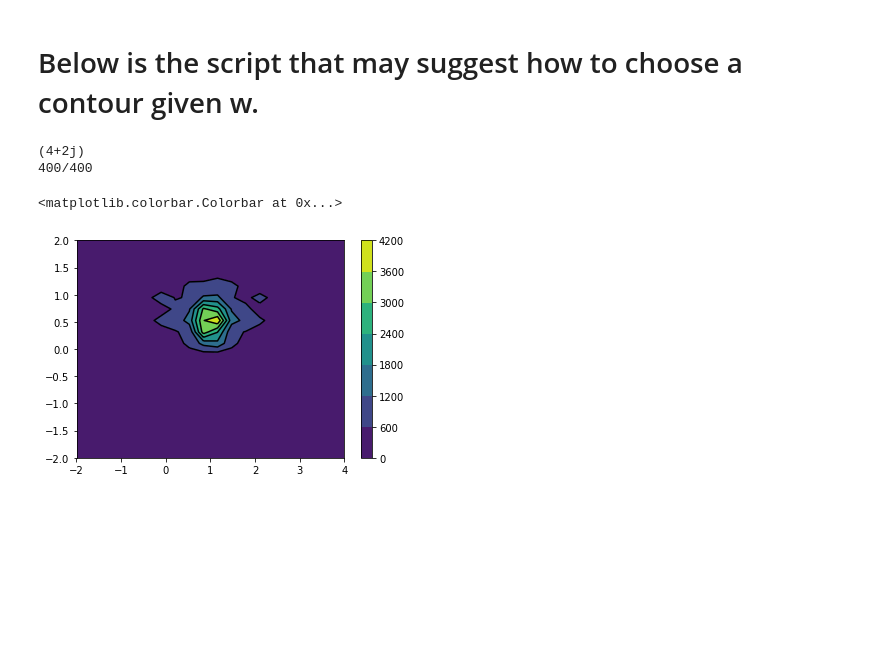
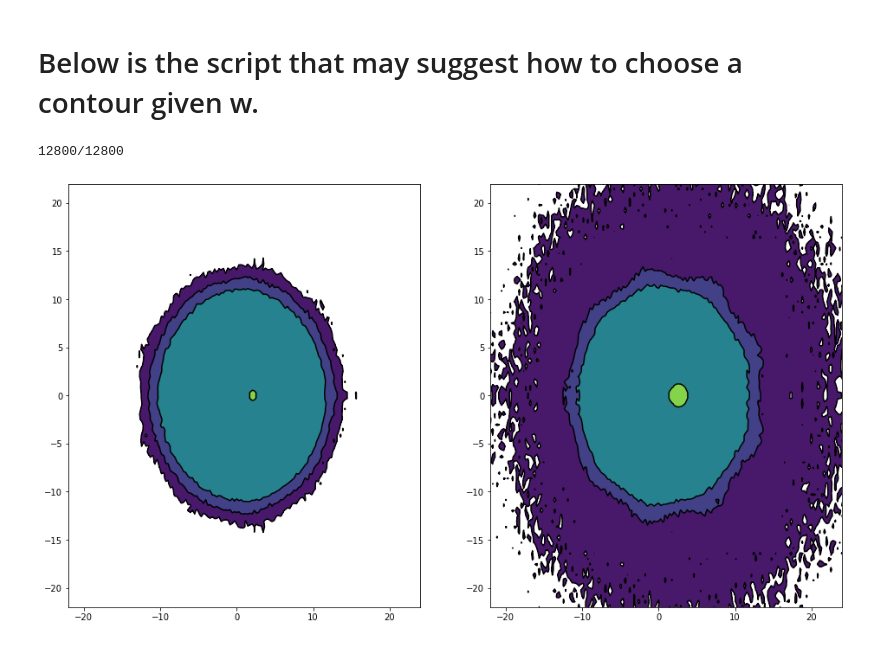
Before and after one commit to PeterXQC/block-lanczos-FA, a Jupyter notebook: Block_Lanczos.ipynb, the cells around one changed output. Drawn from its saved outputs; the diff is of its cells as text; code cells hidden in the pictures; blank space fills up the shorter version.

```diff
--- a/Block_Lanczos.ipynb
+++ b/Block_Lanczos.ipynb
@@ -293,35 +368,48 @@ fig.colorbar(cp)
 # Below is the script that may suggest how to choose a contour given w.
 # %%
 w = 0
+K = 10
 
 # z plane
 # maybe have grid change with w?
-x =  np.linspace(lmin-2, lmax+2, 20)
-y =  np.linspace(-2, +2, 20)
+x =  np.linspace(lmin-22, lmax+22, 160)
+y =  np.linspace(-22, +22, 80)
 X, Y = np.meshgrid(x, y)
 # %%
-z = np.zeros((len(x), len(y)), dtype = "complex")
-for m in range(len(x)):
-    for n in range(len(y)):
-        clear_output(wait=True)
-        this_z = x[m]+y[n]*1j
+blist = [1, 4]
+zlist = []
 
-        print(this_z)
+for b_iter in range(len(blist)):
 
-        z[m, n] = np.abs(f(this_z)) * np.linalg.norm(BM.get_CwinvCz(EvalT,EvecT,this_z,w,np.shape(B_0)[0],B_0), ord = 2) * Q_wz(w,this_z,lmin,lmax) * np.linalg.norm(exact_err(w, H, V, Q, T, B_0), ord = 2)
-        z[m, n] /= np.linalg.norm(f(this_z)* exact_err(this_z, H, V, Q, T, B_0), ord = 2)
+    b = blist[b_iter]
+    V = np.random.randn(n,b)
 
-#         progress indication
-        print(str(len(x)*m+n+1) + "/" + str(len(x)*len(y)))
+    oscTest(H, w)
+    Q,Qkp1,A,B,B_0 = BM.block_lanczos(H, V, K, K+1)
+
+    # generate tridiagonal matrix and get eigendecomp
+    T = BM.get_block_tridiag(A,B)
+    EvalT, EvecT = np.linalg.eigh(T)
+
+    z = np.zeros((len(x), len(y)), dtype = "complex")
+    for p in range(len(x)):
+        for q in range(len(y)):
+            clear_output(wait=True)
+            this_z = x[p]+y[q]*1j
+
+            z[p, q] = np.abs(f(this_z)) * np.linalg.norm(BM.get_CwinvCz(EvalT,EvecT,this_z,w,np.shape(B_0)[0],B_0), ord = 2) * Q_wz(w,this_z,lmin,lmax) * np.linalg.norm(exact_err(w, H, V, Q, T, B_0), ord = 2)
+            z[p, q] /= np.linalg.norm(f(this_z)* exact_err(this_z, H, V, Q, T, B_0), ord = 2)
+            z[p, q] = np.log(z[p, q])
+
+
+            print(str(len(y)*p+q+1) + "/" + str(len(x)*len(y)))
+    zlist.append(z)
 # %% [output]
-(4+2j)
-400/400
+12800/12800
-# %%
-fig,ax=plt.subplots(1,1)
-cp = ax.contourf(X, Y, z)
-rim = ax.contour(X, Y, z, colors = 'black')
-# ax.clabel(rim, rim.levels, inline=True, fontsize=10)
-fig.colorbar(cp)
-# %% [output]
-<matplotlib.colorbar.Colorbar at 0x...>
-[figure, removed]
+# %%
+fig,ax = plt.subplots(1, 2, figsize=(16,9))
+for b_iter in range(len(blist)):
+    cp = ax[b_iter].contourf(X, Y, zlist[b_iter].T, [0, 1, 2, 5, 8])
+    rim = ax[b_iter].contour(X, Y, zlist[b_iter].T, [0, 1, 2, 5, 8], colors = 'black')
+# %% [output]
+[figure, added]
```
Also changed, not shown: parts of 12 cells of this notebook.
